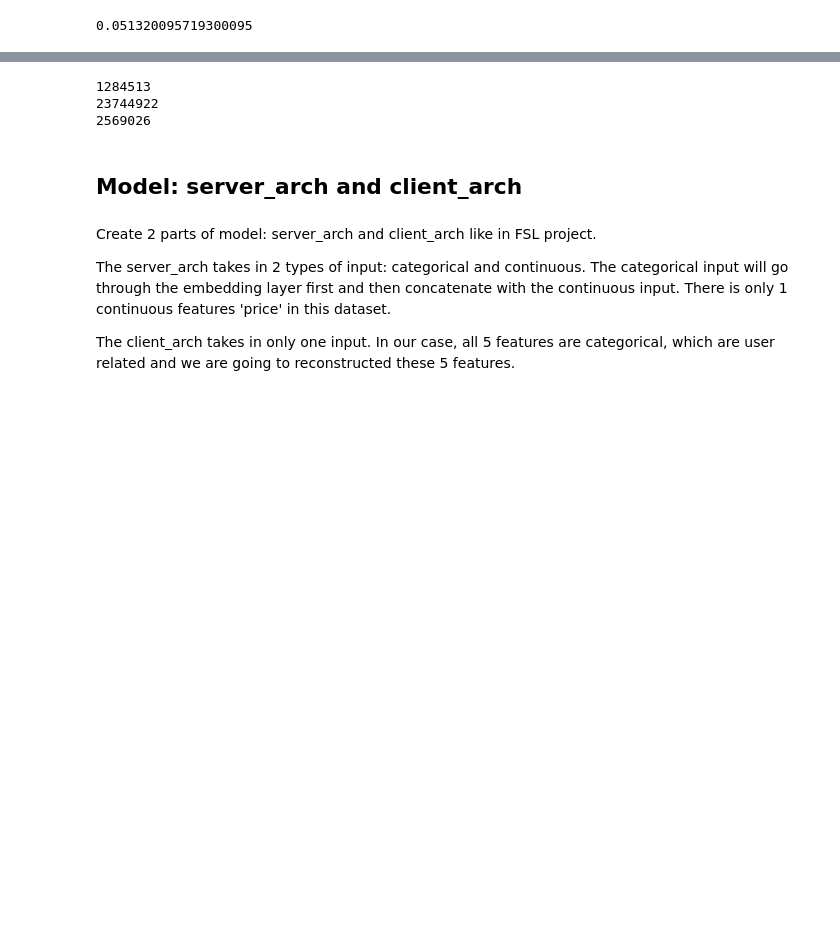
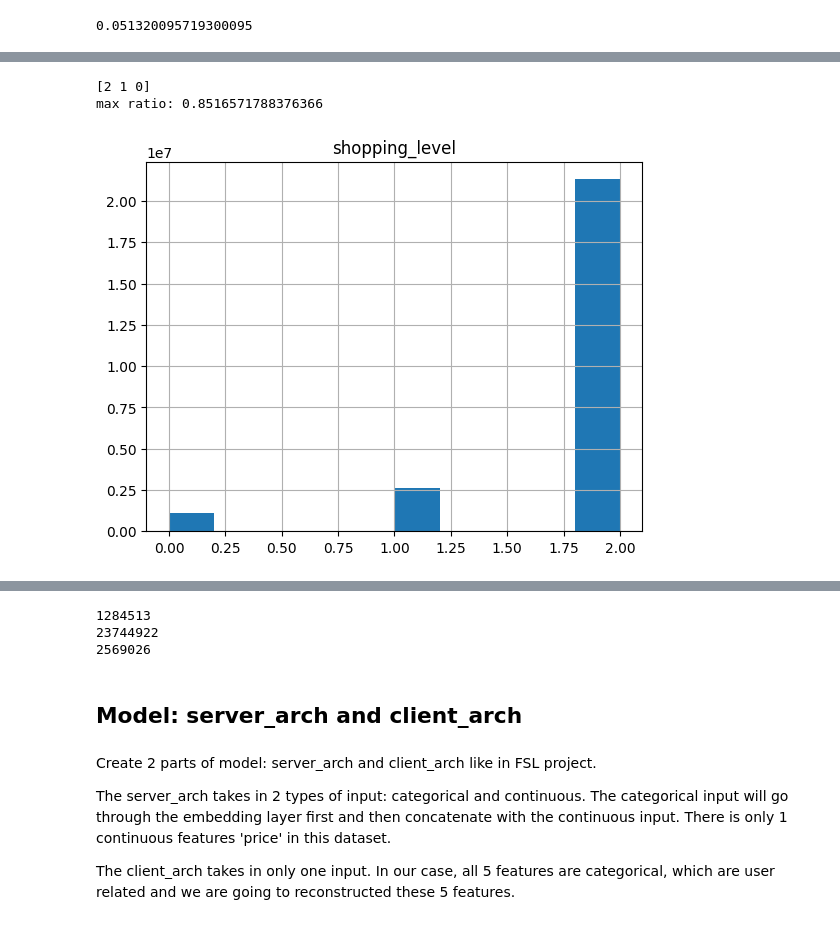
Before and after one commit to xinchiqiu/EXACT_attack, a Jupyter notebook: Taobao function.ipynb, the cells around one changed output, grey strips where cells are left out. Cells and saved outputs as stored; diff of their text form; code cells hidden in the pictures; blank space fills up the shorter version.

```diff
--- a/Taobao function.ipynb
+++ b/Taobao function.ipynb
@@ -155,0 +189,9 @@ sum(tb_df['clk'])/len(tb_df)
+# %%
+tb_df.hist(column='shopping_level')
+print(tb_df['shopping_level'].unique())
+ratio = len(tb_df[tb_df['shopping_level'] == 2])/len(tb_df)
+print('max ratio:', ratio)
+# %% [output]
+[2 1 0]
+max ratio: 0.8516571788376366
+[figure, added]
```
Also changed, not shown: parts of 24 cells of this notebook.
